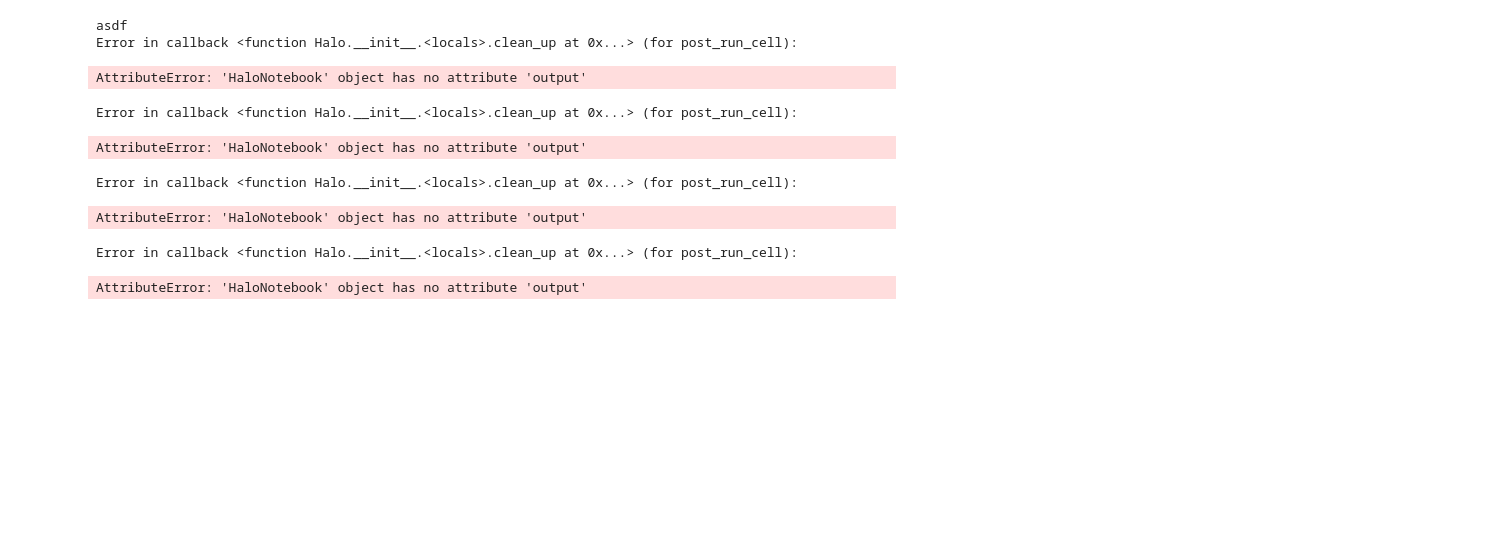
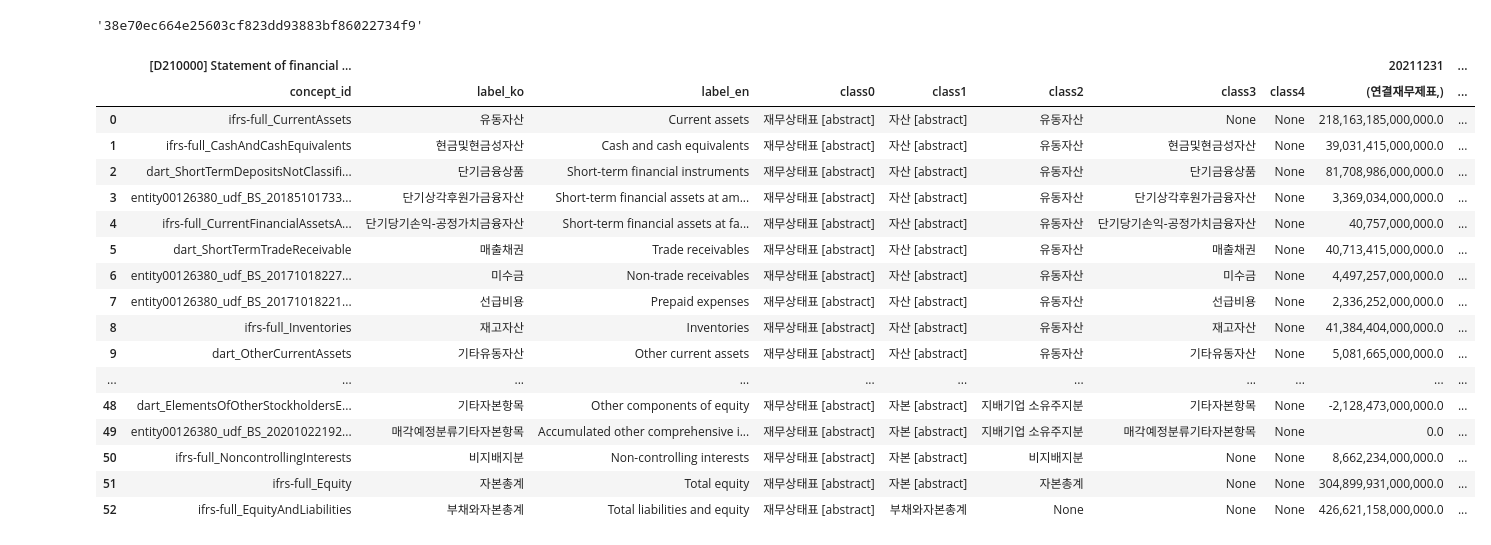
Before and after one commit to Gros19/KhAPI, a Jupyter notebook: fss/Untitled-1.ipynb, the cells around one changed output. Cells and saved outputs as stored; diff of their text form; code cells hidden in the pictures; blank space fills up the shorter version.

Commit message:
statement

```diff
--- a/fss/Untitled-1.ipynb
+++ b/fss/Untitled-1.ipynb
@@ -1,12 +1,45 @@
-# %%
-print("asdf")
-# %% [output]
-asdf
-Error in callback <function Halo.__init__.<locals>.clean_up at 0x...> (for post_run_cell):
-AttributeError: 'HaloNotebook' object has no attribute 'output'
-Error in callback <function Halo.__init__.<locals>.clean_up at 0x...> (for post_run_cell):
-AttributeError: 'HaloNotebook' object has no attribute 'output'
-Error in callback <function Halo.__init__.<locals>.clean_up at 0x...> (for post_run_cell):
-AttributeError: 'HaloNotebook' object has no attribute 'output'
-Error in callback <function Halo.__init__.<locals>.clean_up at 0x...> (for post_run_cell):
-AttributeError: 'HaloNotebook' object has no attribute 'output'
+# %%
+import json
+import dart_fss as dart
+import pandas as pd
+
+#KEY.json에서 API KEY 불러오기
+with open("KEY.json", "r") as f:
+    json_data = json.load(f)
+
+key1 = json_data["key"]
+key2 = json_data["key2"]
+
+#api key 설정
+dart.set_api_key(api_key=key1)
+# %% [output]
+'38e70ec664e25603cf823dd93883bf86022734f9'
+# %%
+# 삼성전자 code
+corp_code = '00126380'
+
+
+# 2012년 01월 01일 부터 연결재무제표 검색
+# fs = samsung.extract_fs(bgn_de='20120101') 와 동일
+fs = dart.fs.extract(corp_code=corp_code, bgn_de='20190101', lang="ko")
+# %%
+fs['bs']
+# %% [output]
+|  | [D210000] Statement of financial ... |  |  |  |  |  |  |  | 20211231 | ... |
+|  | concept_id | label_ko | label_en | class0 | class1 | class2 | class3 | class4 | (연결재무제표,) | ... |
+| 0 | ifrs-full_CurrentAssets | 유동자산 | Current assets | 재무상태표 [abstract] | 자산 [abstract] | 유동자산 | None | None | 218,163,185,000,000.0 | ... |
+| 1 | ifrs-full_CashAndCashEquivalents | 현금및현금성자산 | Cash and cash equivalents | 재무상태표 [abstract] | 자산 [abstract] | 유동자산 | 현금및현금성자산 | None | 39,031,415,000,000.0 | ... |
+| 2 | dart_ShortTermDepositsNotClassifi... | 단기금융상품 | Short-term financial instruments | 재무상태표 [abstract] | 자산 [abstract] | 유동자산 | 단기금융상품 | None | 81,708,986,000,000.0 | ... |
+| 3 | entity00126380_udf_BS_20185101733... | 단기상각후원가금융자산 | Short-term financial assets at am... | 재무상태표 [abstract] | 자산 [abstract] | 유동자산 | 단기상각후원가금융자산 | None | 3,369,034,000,000.0 | ... |
+| 4 | ifrs-full_CurrentFinancialAssetsA... | 단기당기손익-공정가치금융자산 | Short-term financial assets at fa... | 재무상태표 [abstract] | 자산 [abstract] | 유동자산 | 단기당기손익-공정가치금융자산 | None | 40,757,000,000.0 | ... |
+| 5 | dart_ShortTermTradeReceivable | 매출채권 | Trade receivables | 재무상태표 [abstract] | 자산 [abstract] | 유동자산 | 매출채권 | None | 40,713,415,000,000.0 | ... |
+| 6 | entity00126380_udf_BS_20171018227... | 미수금 | Non-trade receivables | 재무상태표 [abstract] | 자산 [abstract] | 유동자산 | 미수금 | None | 4,497,257,000,000.0 | ... |
+| 7 | entity00126380_udf_BS_20171018221... | 선급비용 | Prepaid expenses | 재무상태표 [abstract] | 자산 [abstract] | 유동자산 | 선급비용 | None | 2,336,252,000,000.0 | ... |
+| 8 | ifrs-full_Inventories | 재고자산 | Inventories | 재무상태표 [abstract] | 자산 [abstract] | 유동자산 | 재고자산 | None | 41,384,404,000,000.0 | ... |
+| 9 | dart_OtherCurrentAssets | 기타유동자산 | Other current assets | 재무상태표 [abstract] | 자산 [abstract] | 유동자산 | 기타유동자산 | None | 5,081,665,000,000.0 | ... |
+| ... | ... | ... | ... | ... | ... | ... | ... | ... | ... | ... |
+| 48 | dart_ElementsOfOtherStockholdersE... | 기타자본항목 | Other components of equity | 재무상태표 [abstract] | 자본 [abstract] | 지배기업 소유주지분 | 기타자본항목 | None | -2,128,473,000,000.0 | ... |
+| 49 | entity00126380_udf_BS_20201022192... | 매각예정분류기타자본항목 | Accumulated other comprehensive i... | 재무상태표 [abstract] | 자본 [abstract] | 지배기업 소유주지분 | 매각예정분류기타자본항목 | None | 0.0 | ... |
+| 50 | ifrs-full_NoncontrollingInterests | 비지배지분 | Non-controlling interests | 재무상태표 [abstract] | 자본 [abstract] | 비지배지분 | None | None | 8,662,234,000,000.0 | ... |
+| 51 | ifrs-full_Equity | 자본총계 | Total equity | 재무상태표 [abstract] | 자본 [abstract] | 자본총계 | None | None | 304,899,931,000,000.0 | ... |
+| 52 | ifrs-full_EquityAndLiabilities | 부채와자본총계 | Total liabilities and equity | 재무상태표 [abstract] | 부채와자본총계 | None | None | None | 426,621,158,000,000.0 | ... |
```
Also changed, not shown: parts of 8 cells of this notebook, 3 other files.
